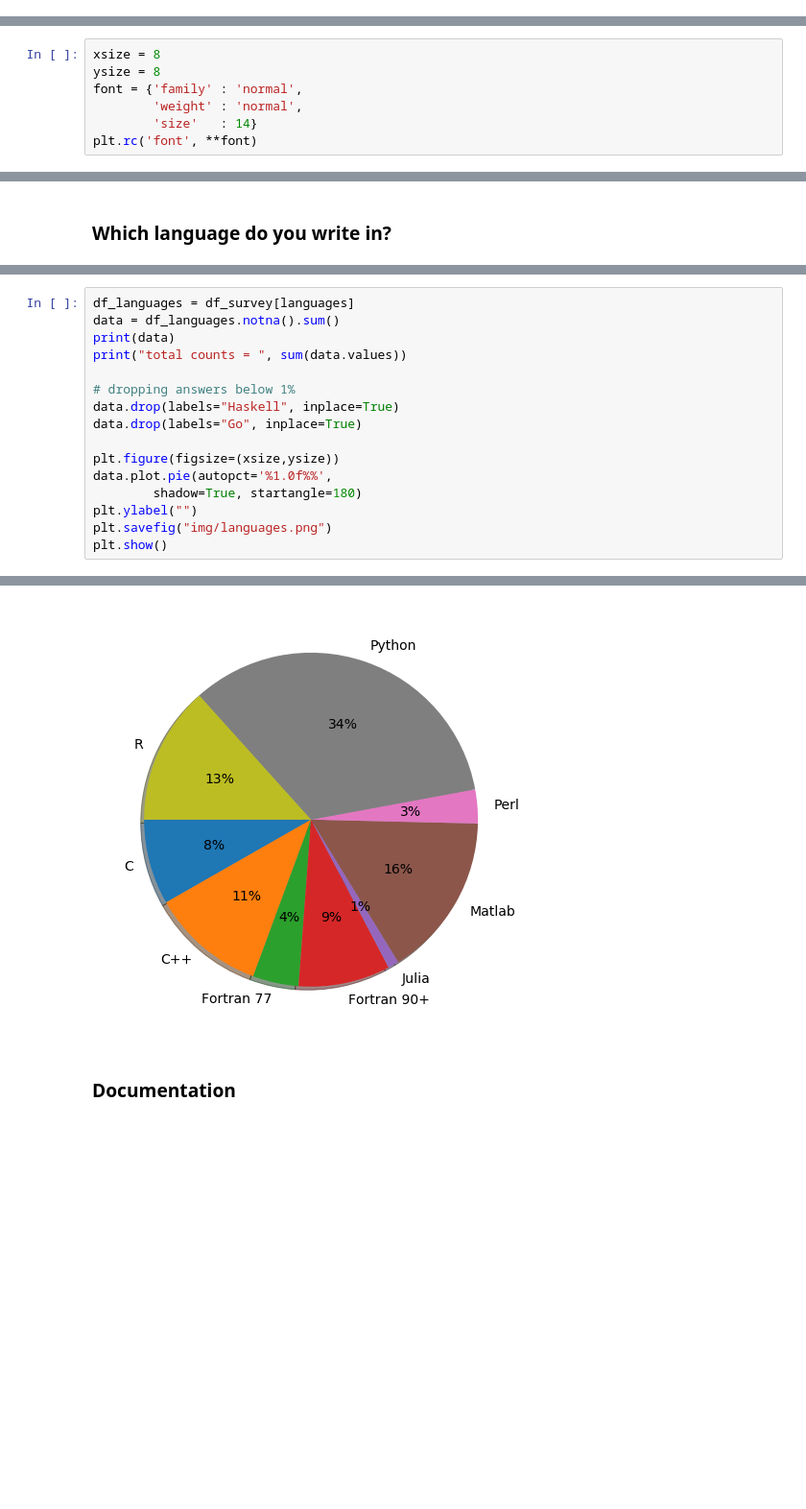
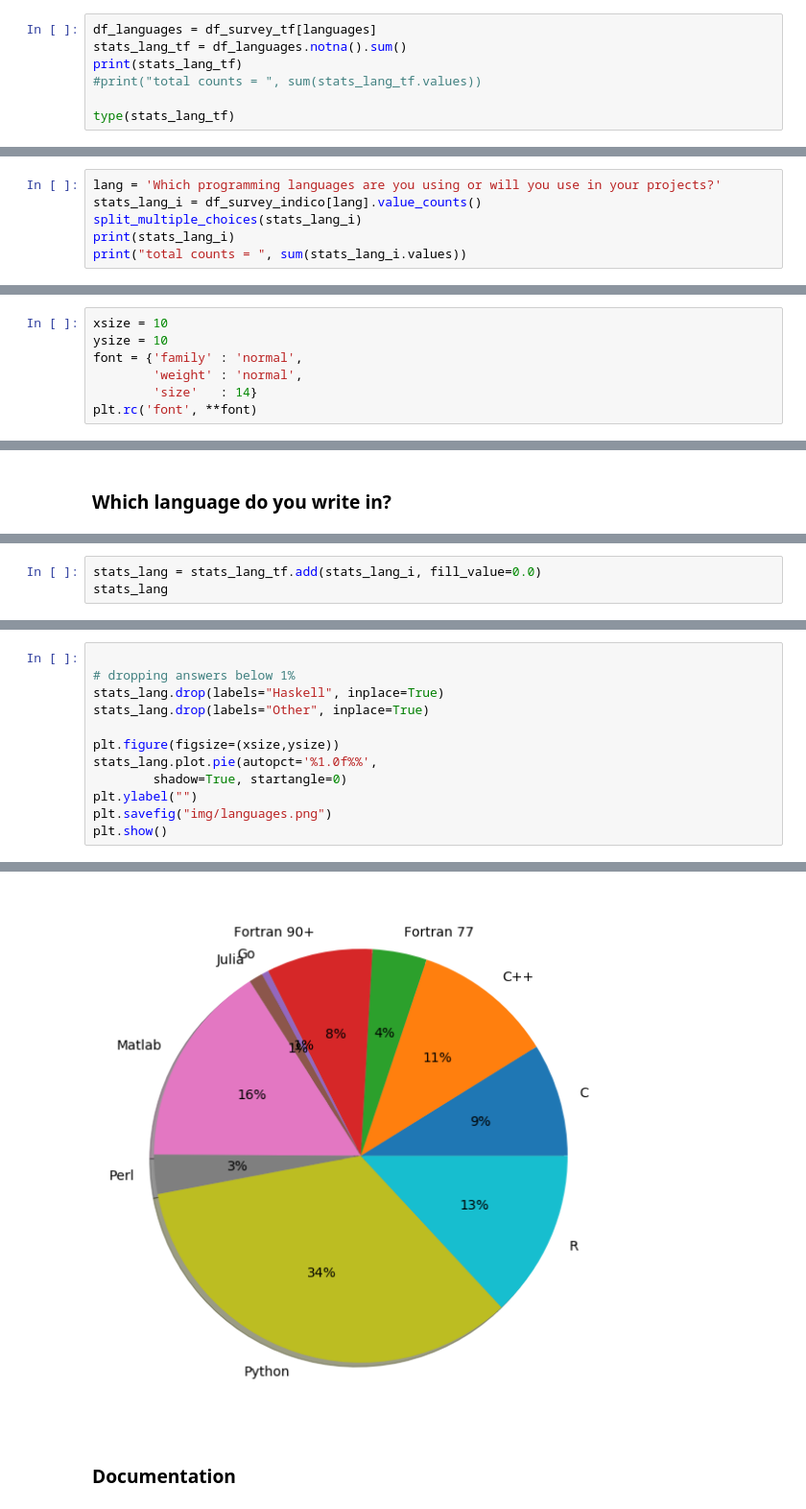
Before and after one commit to coderefinery/pre-workshop-survey, a Jupyter notebook: pre-workshop-analysis.ipynb, the cells around one changed output, grey strips where cells are left out. Shown at 96% size. Saved outputs shown, nothing was run; the diff lists cells and outputs as text; blank space fills up the shorter version.

```diff
--- a/pre-workshop-analysis.ipynb
+++ b/pre-workshop-analysis.ipynb
@@ -128,0 +309,7 @@ df_survey.drop(df_survey.columns[rmlist], axis=1, inplace=True)
+# %%
+df_languages = df_survey_tf[languages]
+stats_lang_tf = df_languages.notna().sum()
+print(stats_lang_tf)
+#print("total counts = ", sum(stats_lang_tf.values))
+
+type(stats_lang_tf)
@@ -128,0 +332,6 @@ df_survey.drop(df_survey.columns[rmlist], axis=1, inplace=True)
+# %%
+lang = 'Which programming languages are you using or will you use in your projects?'
+stats_lang_i = df_survey_indico[lang].value_counts()
+split_multiple_choices(stats_lang_i)
+print(stats_lang_i)
+print("total counts = ", sum(stats_lang_i.values))
@@ -129,8 +481,8 @@ df_survey.drop(df_survey.columns[rmlist], axis=1, inplace=True)
 # %% [markdown]
 ### Plot styles
 # %%
-xsize = 8
-ysize = 8
+xsize = 10
+ysize = 10
 font = {'family' : 'normal',
         'weight' : 'normal',
         'size'   : 14}
@@ -267,0 +622,3 @@ languages = sorted(['C', 'C++', 'Fortran 77', 'Fortran 90+', 'Matlab',
+# %%
+stats_lang = stats_lang_tf.add(stats_lang_i, fill_value=0.0)
+stats_lang
@@ -268,16 +639,12 @@ languages = sorted(['C', 'C++', 'Fortran 77', 'Fortran 90+', 'Matlab',
 # %%
-df_languages = df_survey[languages]
-data = df_languages.notna().sum()
-print(data)
-print("total counts = ", sum(data.values))
 
 # dropping answers below 1%
-data.drop(labels="Haskell", inplace=True)
-data.drop(labels="Go", inplace=True)
+stats_lang.drop(labels="Haskell", inplace=True)
+stats_lang.drop(labels="Other", inplace=True)
 
 plt.figure(figsize=(xsize,ysize))
-data.plot.pie(autopct='%1.0f%%',
-        shadow=True, startangle=180)
+stats_lang.plot.pie(autopct='%1.0f%%',
+        shadow=True, startangle=0)
 plt.ylabel("")
 plt.savefig("img/languages.png")
 plt.show()
@@ -298,3 +652,3 @@ total counts =  952
-[figure, old version]
+[figure, new version]
 # %% [markdown]
 ### Documentation
```
Also changed, not shown: parts of 76 cells of this notebook.
